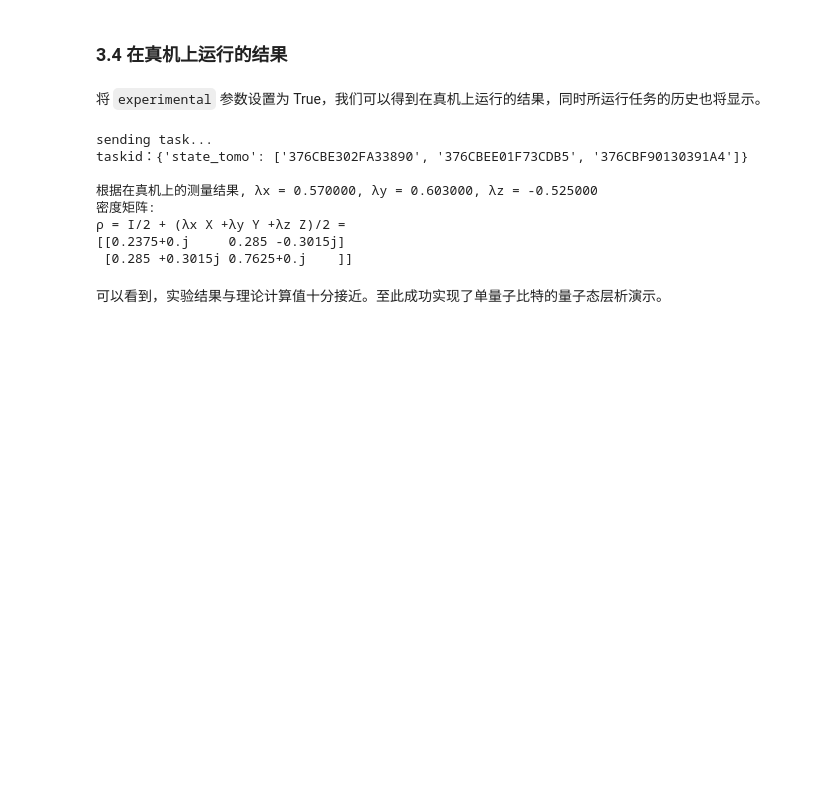
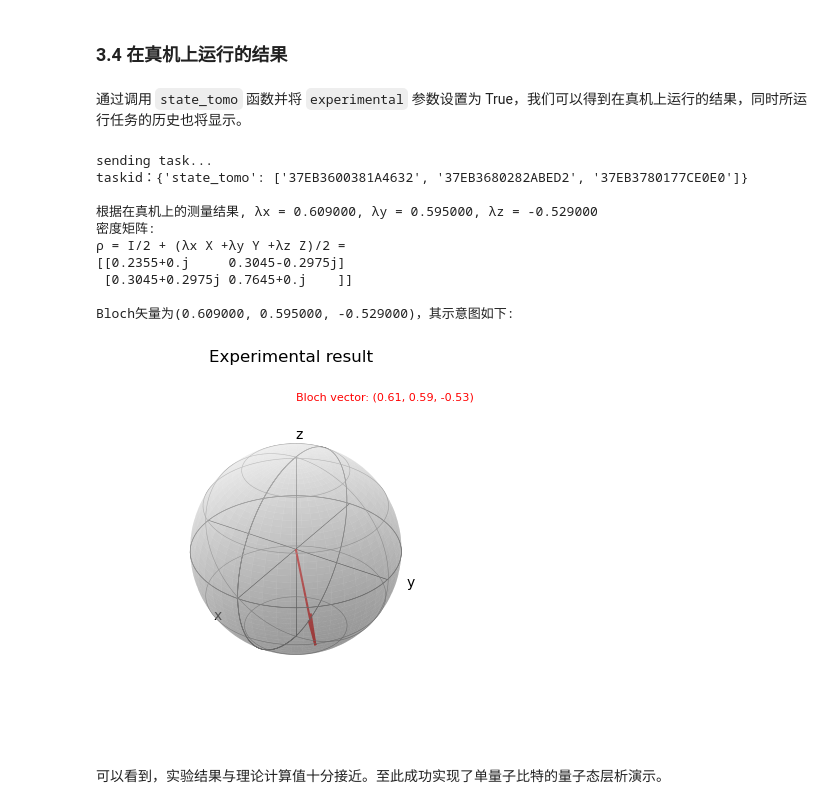
Before and after one commit to ScQ-Cloud/quafu-tutorial, a Jupyter notebook: algorithm/Quantum_state_tomography/Quantum_state_tomography_cn.ipynb, the cells around one changed output. Saved outputs shown, nothing was run; the diff lists cells and outputs as text; code cells hidden in the pictures; blank space fills up the shorter version.

```diff
--- a/algorithm/Quantum_state_tomography/Quantum_state_tomography_cn.ipynb
+++ b/algorithm/Quantum_state_tomography/Quantum_state_tomography_cn.ipynb
@@ -128,20 +172,25 @@ print("密度矩阵:","ρ = I/2 + (λx X +λy Y +λz Z)/2 = ",rho,sep="\n")
 # %% [markdown]
 ### 3.4 在真机上运行的结果
 # %% [markdown]
-将 `experimental` 参数设置为 True，我们可以得到在真机上运行的结果，同时所运行任务的历史也将显示。
+通过调用 `state_tomo` 函数并将 `experimental` 参数设置为 True，我们可以得到在真机上运行的结果，同时所运行任务的历史也将显示。
 # %%
 obsexp, experimental = state_tomo(theta=2*pi/3, phi=pi/4, experimental=True)
 rho = (I + obsexp[0]*X + obsexp[1]*Y + obsexp[2]*Z)/2
 print("根据在真机上的测量结果, λx = {:.6f}, λy = {:.6f}, λz = {:.6f}".format(*obsexp))
-print("密度矩阵:","ρ = I/2 + (λx X +λy Y +λz Z)/2 = ",rho,sep="\n")
+print("密度矩阵:","ρ = I/2 + (λx X +λy Y +λz Z)/2 = ",rho,"",sep="\n")
+print("Bloch矢量为({:.6f}, {:.6f}, {:.6f})，其示意图如下:".format(*obsexp))
+plot_bloch_vector(*obsexp, title = "Experimental result")
 # %% [output]
 sending task...
-taskid：{'state_tomo': ['376CBE302FA33890', '376CBEE01F73CDB5', '376CBF90130391A4']}
+taskid：{'state_tomo': ['37EB3600381A4632', '37EB3680282ABED2', '37EB3780177CE0E0']}
 
-根据在真机上的测量结果, λx = 0.570000, λy = 0.603000, λz = -0.525000
+根据在真机上的测量结果, λx = 0.609000, λy = 0.595000, λz = -0.529000
 密度矩阵:
 ρ = I/2 + (λx X +λy Y +λz Z)/2 =
-[[0.2375+0.j     0.285 -0.3015j]
- [0.285 +0.3015j 0.7625+0.j    ]]
+[[0.2355+0.j     0.3045-0.2975j]
+ [0.3045+0.2975j 0.7645+0.j    ]]
+
+Bloch矢量为(0.609000, 0.595000, -0.529000)，其示意图如下:
+[figure, added]
 # %% [markdown]
 可以看到，实验结果与理论计算值十分接近。至此成功实现了单量子比特的量子态层析演示。
```
Also changed, not shown: parts of 6 cells of this notebook, 1 other file.
